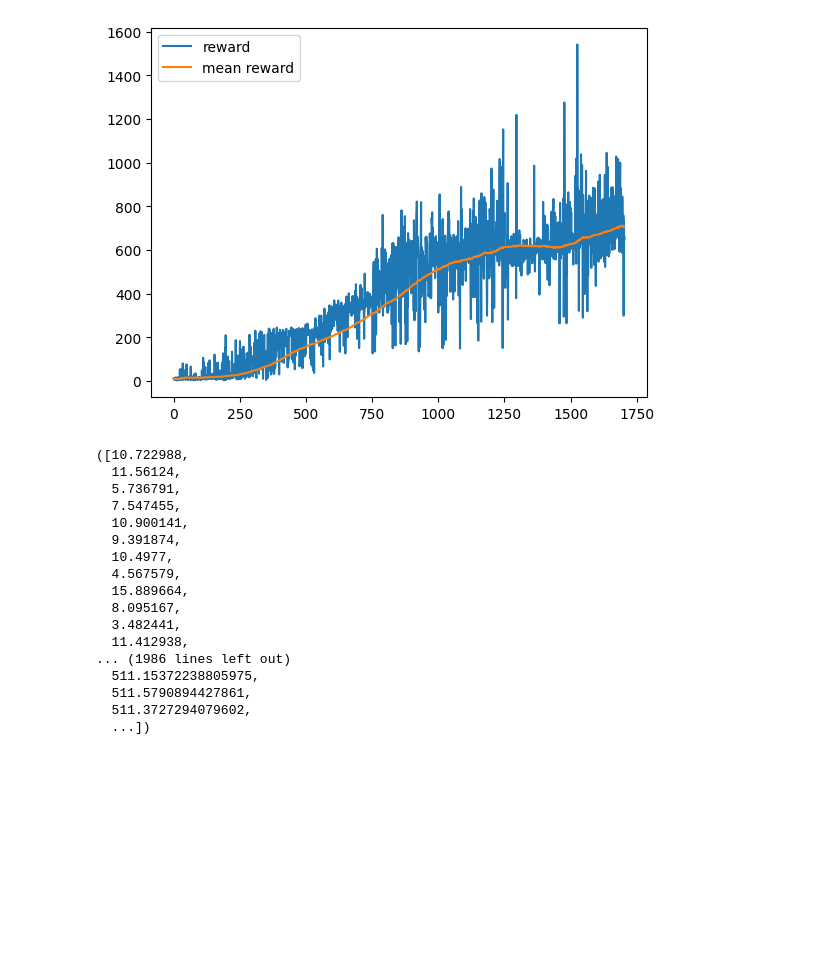
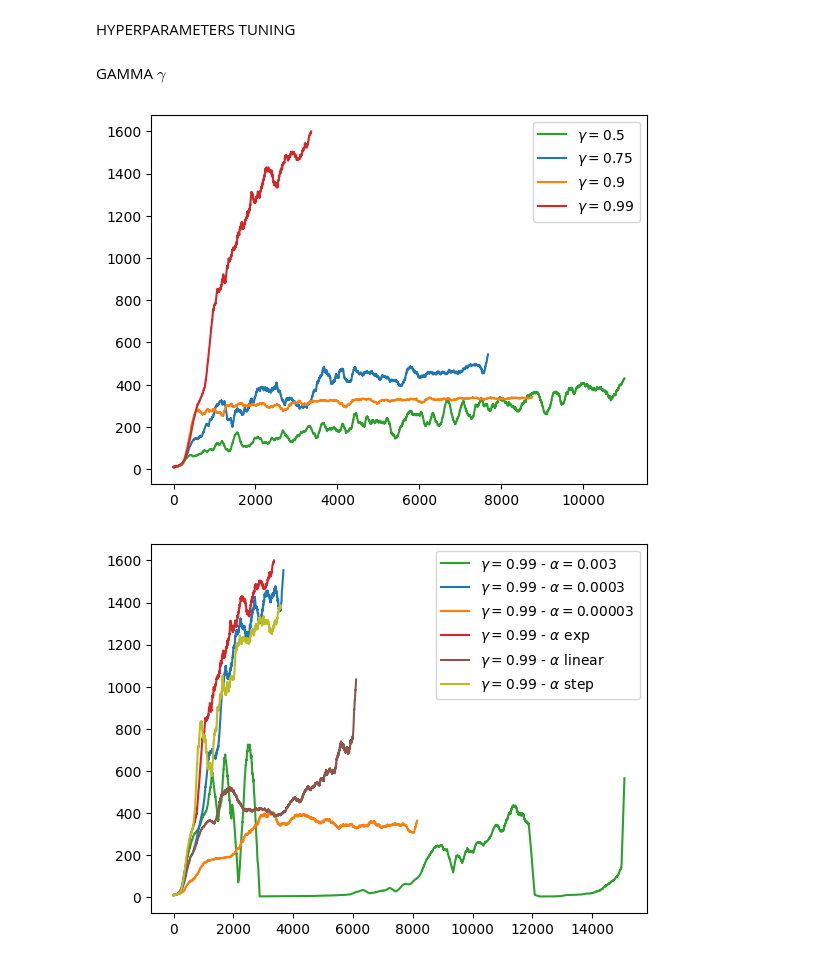
Before and after one commit to florentin1304/robotlearning_project, a Jupyter notebook: plots.ipynb, the cells around one changed output. Drawn from its saved outputs; the diff is of its cells as text; code cells hidden in the pictures; blank space fills up the shorter version.

```diff
--- a/plots.ipynb
+++ b/plots.ipynb
@@ -123,29 +124,14 @@ def plot_train_reward(file, plot=False):
         plt.legend()
         plt.show()
 
-    return reward, mean_reward
+    return reward, mean_reward, len(reward)
 
 
 train_log_dir = os.path.join(os.getcwd(), "train_logs")
 file = os.path.join(train_log_dir, "ppo_source.monitor.csv")
 
-plot_train_reward(file, True)
+# _ = plot_train_reward(file, True)
-# %% [output]
-[figure, removed]
-([10.722988,
-  11.56124,
-  5.736791,
-  7.547455,
-  10.900141,
-  9.391874,
-  10.4977,
-  4.567579,
-  15.889664,
-  8.095167,
-  3.482441,
-  11.412938,
-... (1986 lines left out)
-  511.15372238805975,
-  511.5790894427861,
-  511.3727294079602,
-  ...])
+# %% [markdown]
+HYPERPARAMETERS TUNING
+# %% [markdown]
+GAMMA $\gamma$
@@ -151,0 +192,20 @@ plot_train_reward(file, True)
+# %%
+plt.plot(mean_rewards[17], color='tab:green', label=r'$\gamma=0.5$')
+plt.plot(mean_rewards[18], color='tab:blue', label=r'$\gamma=0.75$')
+plt.plot(mean_rewards[19], color='tab:orange', label=r'$\gamma=0.9$')
+plt.plot(mean_rewards[20], color='tab:red', label= r'$\gamma=0.99$')
+plt.legend()
+plt.show()
+# %% [output]
+[figure, added]
+# %%
+plt.plot(mean_rewards[12], color='tab:green',     label= r'$\gamma=0.99$ - $\alpha=0.003$')
+plt.plot(mean_rewards[3], color='tab:blue',    label= r'$\gamma=0.99$ - $\alpha=0.0003$')
+plt.plot(mean_rewards[16], color='tab:orange',  label= r'$\gamma=0.99$ - $\alpha=0.00003$')
+plt.plot(mean_rewards[20], color='tab:red',   label= r'$\gamma=0.99$ - $\alpha$ exp')
+plt.plot(mean_rewards[29], color='tab:brown',   label= r'$\gamma=0.99$ - $\alpha$ linear')
+plt.plot(mean_rewards[33], color='tab:olive',   label= r'$\gamma=0.99$ - $\alpha$ step')
+plt.legend()
+plt.show()
+# %% [output]
+[figure, added]
```
Also changed, not shown: parts of 6 cells of this notebook, 1 other file.
